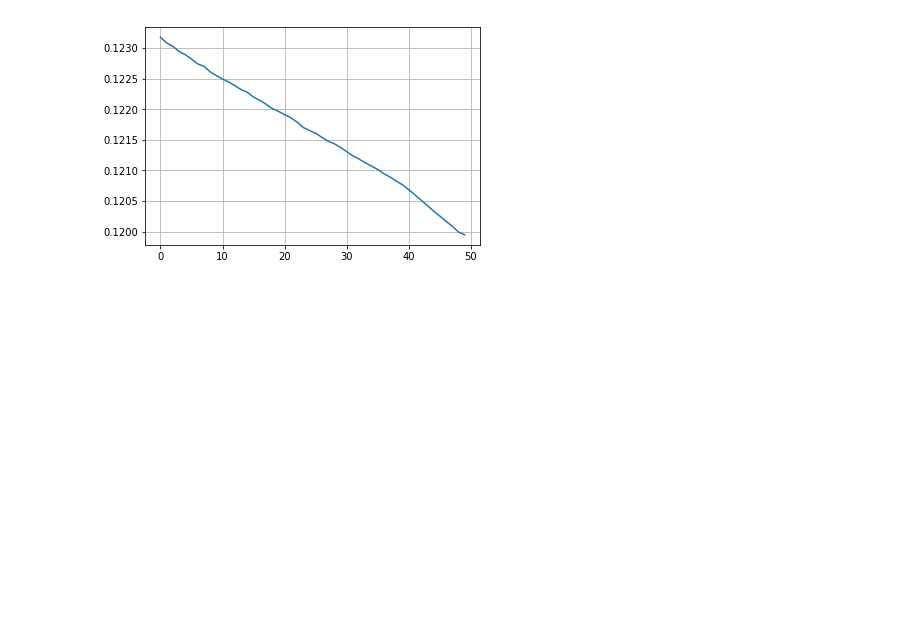
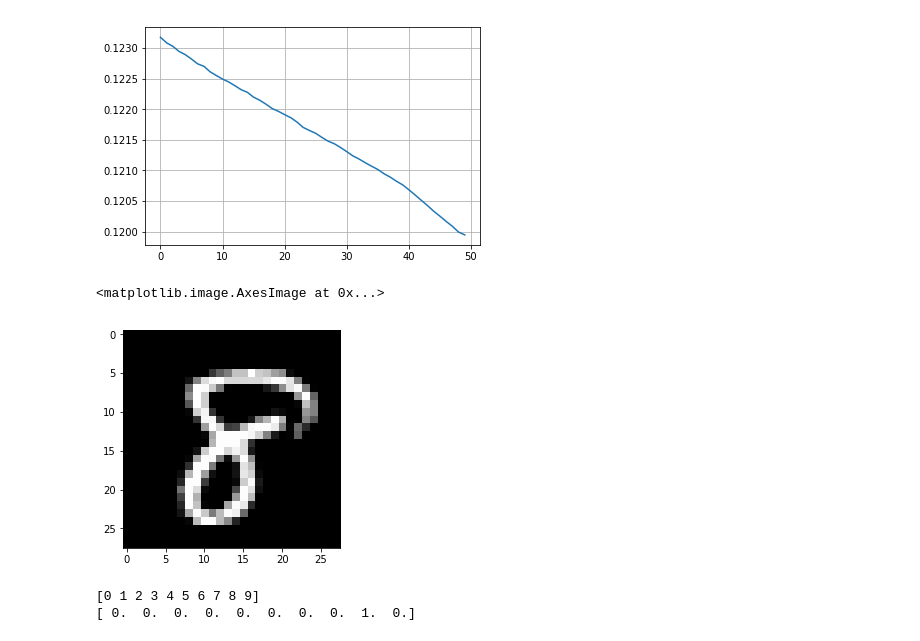
Before and after one commit to mmanishh/aisaturdays, a Jupyter notebook: keras.ipynb, the cells around one changed output. Drawn from its saved outputs; the diff is of its cells as text; code cells hidden in the pictures; blank space fills up the shorter version.

Commit message:
added prediction

```diff
--- a/keras.ipynb
+++ b/keras.ipynb
@@ -172,0 +173,16 @@ vis(history)
+# %%
+test_X_image = X_test.reshape(-1,28,28)
+
+random_index = np.random.randint(0,len(X_test))
+
+plt.imshow(test_X_image[random_index],cmap="gray")
+# %% [output]
+<matplotlib.image.AxesImage at 0x...>
+[figure, added]
+# %%
+print np.arange(10)
+
+print np.round(predictions[random_index],decimals=2)
+# %% [output]
+[0 1 2 3 4 5 6 7 8 9]
+[ 0.  0.  0.  0.  0.  0.  0.  0.  1.  0.]
```
Also changed, not shown: parts of 2 cells of this notebook.
